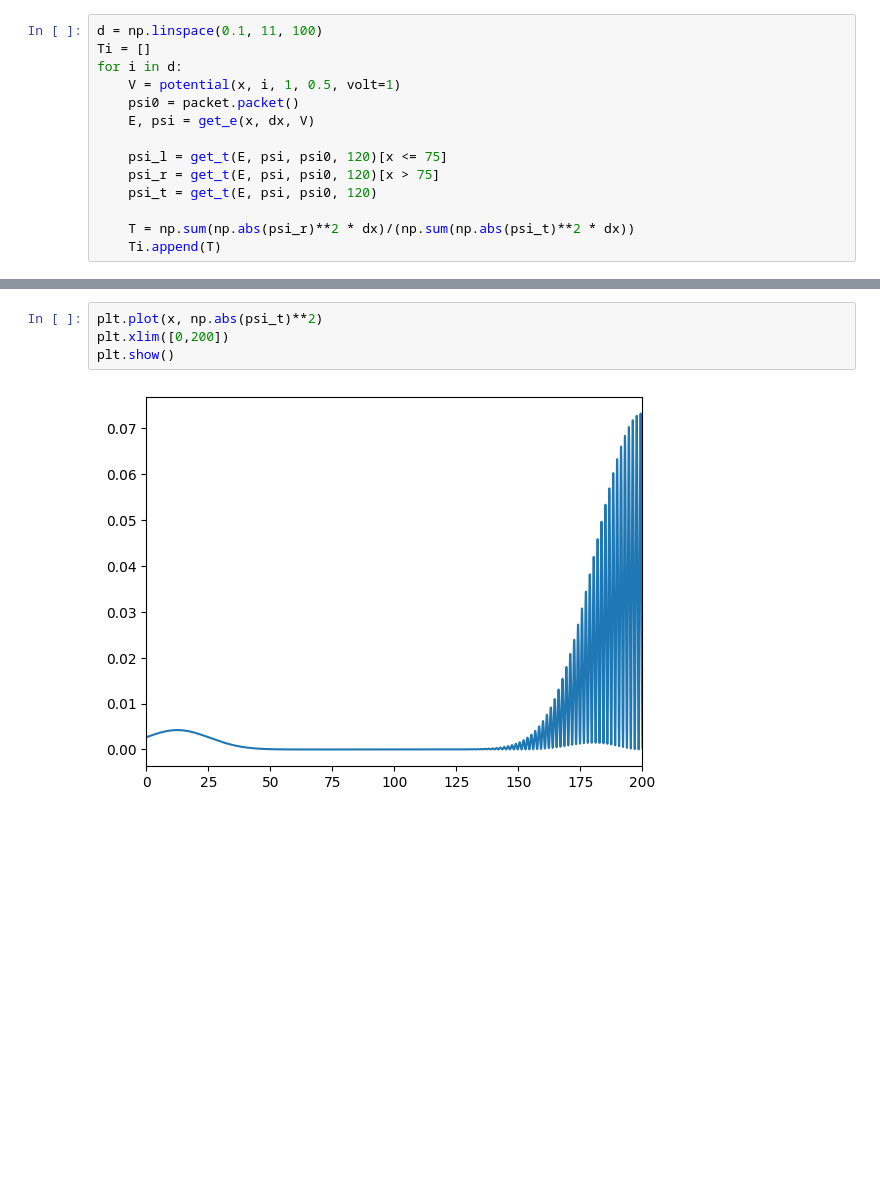
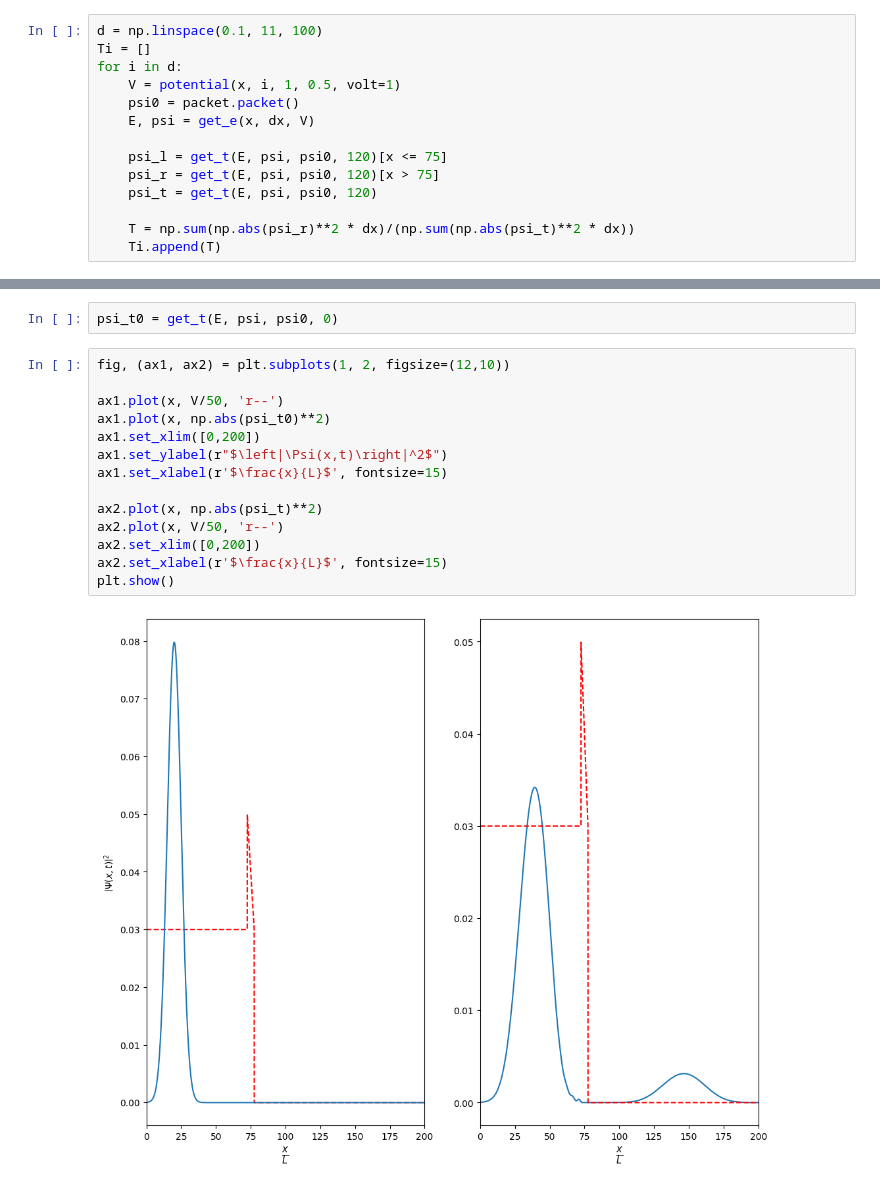
Before and after one commit to R4vante/School, a Jupyter notebook: ASIA/Tunnel/tunnel.ipynb, the cells around one changed output, grey strips where cells are left out. Cells and saved outputs as stored; diff of their text form; blank space fills up the shorter version.

```diff
--- a/ASIA/Tunnel/tunnel.ipynb
+++ b/ASIA/Tunnel/tunnel.ipynb
@@ -165,6 +173,18 @@ psi_t = get_t(E, psi, psi0, 120)
-# %%
-plt.plot(x, np.abs(psi_t)**2)
-plt.xlim([0,200])
-plt.show()
-# %% [output]
-[figure, removed]
+# %%
+psi_t0 = get_t(E, psi, psi0, 0)
+# %%
+fig, (ax1, ax2) = plt.subplots(1, 2, figsize=(12,10))
+
+ax1.plot(x, V/50, 'r--')
+ax1.plot(x, np.abs(psi_t0)**2)
+ax1.set_xlim([0,200])
+ax1.set_ylabel(r"$\left|\Psi(x,t)\right|^2$")
+ax1.set_xlabel(r'$\frac{x}{L}$', fontsize=15)
+
+ax2.plot(x, np.abs(psi_t)**2)
+ax2.plot(x, V/50, 'r--')
+ax2.set_xlim([0,200])
+ax2.set_xlabel(r'$\frac{x}{L}$', fontsize=15)
+plt.show()
+# %% [output]
+[figure, added]
```
Also changed, not shown: parts of 12 cells of this notebook, 23 other files.
